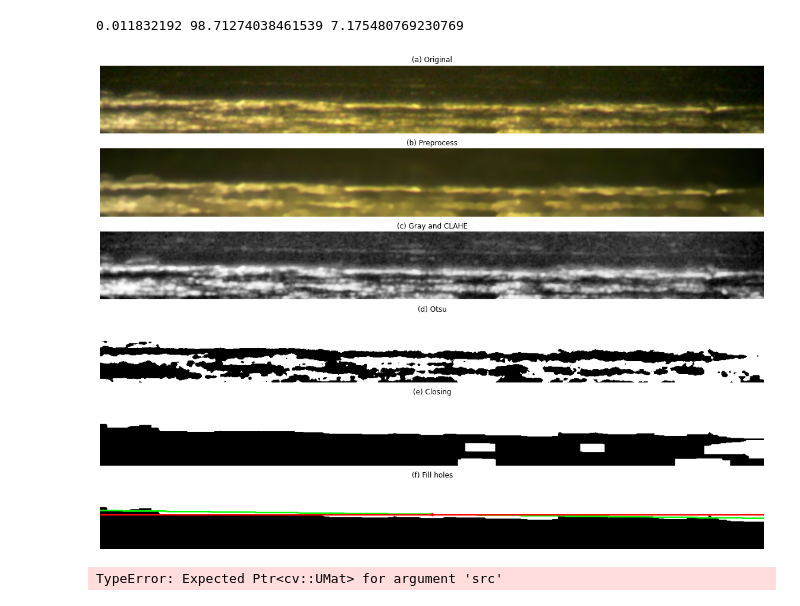
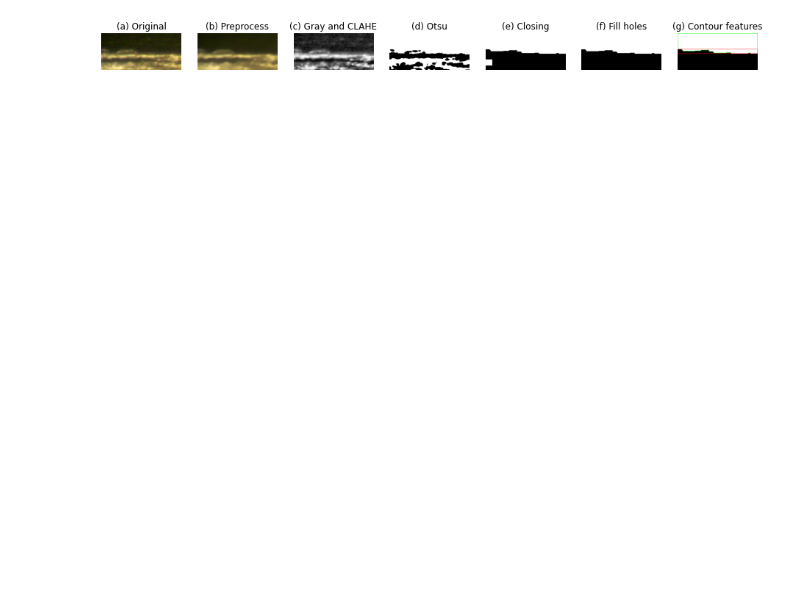
Before and after one commit to ULE-Informatica/burr_contour_features, a Jupyter notebook: experiment.ipynb, the cells around one changed output. Drawn from its saved outputs; the diff is of its cells as text; code cells hidden in the pictures; blank space fills up the shorter version.

```diff
--- a/experiment.ipynb
+++ b/experiment.ipynb
@@ -5,7 +5,7 @@ import numpy as np
 from matplotlib import pyplot as plt
 import pandas as pd
 # %%
-folder_dataset = 'data/original'
+folder_dataset = 'data/images'
 seed = 2704
 # %%
 files = [file for file in os.listdir(folder_dataset) if file.endswith('.jpg')]
@@ -36,15 +48,13 @@ def process_image(img, show_process=False, clahe_tile=(19,19), kernel_size=(37,3
     # Fill holes
     holes = closing.copy()
     contours,_ = cv.findContours(holes,cv.RETR_CCOMP,cv.CHAIN_APPROX_SIMPLE)
+    limit = img.shape[0]*img.shape[1]*0.05
     for contour in contours:
         area = cv.contourArea(contour)
-        if area<10000:
+        if area<limit:
             cv.drawContours(holes,[contour],0,0, thickness=cv.FILLED)
     if show_process:
-        if clahe_tile[0] != 19:
-            fig, axs = plt.subplots(6, 1, figsize=(20,15))
-        else:
-            fig, axs = plt.subplots(1, 6, figsize=(20,5))
+        fig, axs = plt.subplots(1, 7, figsize=(16,5))
         axs[0].imshow(img)
         axs[0].axis('off')
         axs[0].set_title('(a) Original')
@@ -63,5 +73,7 @@ def process_image(img, show_process=False, clahe_tile=(19,19), kernel_size=(37,3
         axs[5].imshow(holes, cmap='gray')
         axs[5].axis('off')
         axs[5].set_title('(f) Fill holes')
+        axs[6].axis('off')
+        axs[6].set_title('(g) Contour features')
         #plt.show()
     return holes
@@ -135,10 +310,9 @@ def contour_feature(image, return_process=False):
 # %%
-image = load_image(files[1])
+file = files[0]
+print(file)
+image = load_image(file)
 img_process = process_image(image, True)
-plt.savefig('data/test/'+files[1][:-4]+'_process.jpg', dpi=200, bbox_inches='tight', pad_inches=0)
-plt.show()
-data_vector =  contour_feature(img_process, True)
-print(data_vector['m'], data_vector['pwp1'], data_vector['pwp2'])
+data_vector =  cut_section(img_process, True)
 plt.imshow(data_vector['img'])
 plt.axis('off')
 plt.show()
@@ -149,25 +322,12 @@ plt.show()
 # %%
-y1 = int(data_vector['m']*0 + data_vector['n'])-50
-y2 = int(data_vector['m']*(img_process.shape[1]-1) + data_vector['n'])+50
-img_cut=image[y1:y2,:]
+
+img_cut=image[data_vector['y1']-50:data_vector['y2']+50,:]
 img_process_cut = process_image(img_cut, True, clahe_tile = (5,5), kernel_size=(15,39))
-plt.savefig('data/test/'+files[1][:-4]+'_process_cut.jpg', dpi=200, bbox_inches='tight', pad_inches=0)
 
-data_vector_cut =  contour_feature(img_process_cut, True)
-print(data_vector_cut['m'], data_vector_cut['pwp1'], data_vector_cut['pwp2'])
+data_vector_cut =  cut_section(img_process_cut, True)#, diff_max=0.005)
 plt.imshow(data_vector_cut['img'])
 plt.axis('off')
 plt.show()
 # %% [output]
-0.011832192 98.71274038461539 7.175480769230769
-[figure, old version]
+[figure, new version]
-# %%
-img_process = process_image(files[100], True)
-data_vector =  contour_feature(img_process, True)
-print(data_vector['m'], data_vector['pwp1'], data_vector['pwp2'])
-plt.imshow(data_vector['img'])
-plt.axis('off')
-plt.show()
-# %% [output]
-TypeError: Expected Ptr<cv::UMat> for argument 'src'
 # %%
```
Also changed, not shown: parts of 18 cells of this notebook, 3 other files.
